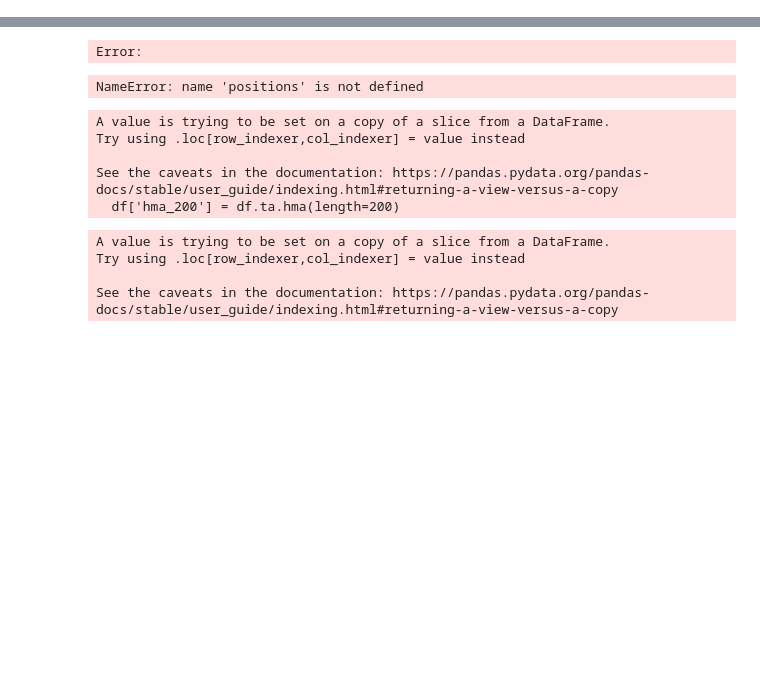
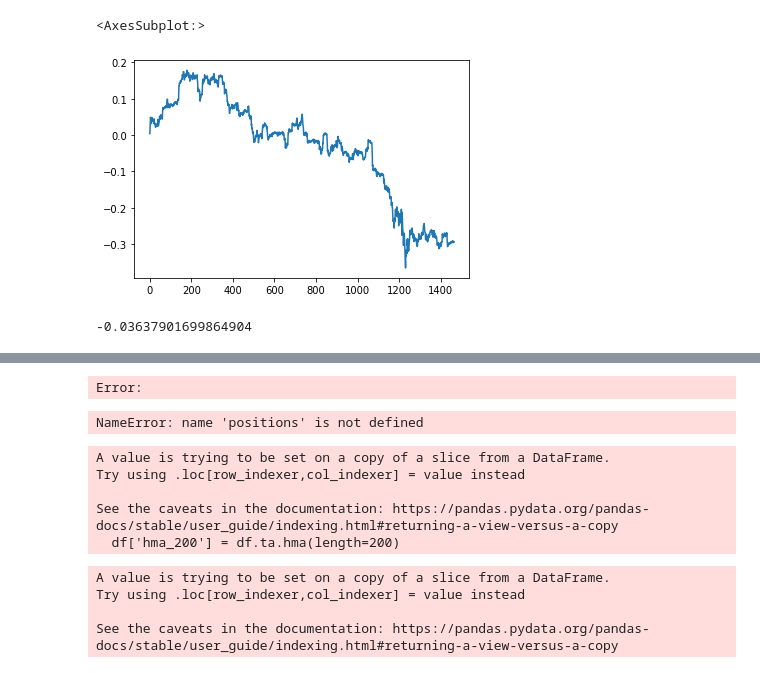
Before and after one commit to kGeee/zenith, a Jupyter notebook: testing.ipynb, the cells around one changed output, grey strips where cells are left out. Drawn from its saved outputs; the diff is of its cells as text; code cells hidden in the pictures; blank space fills up the shorter version.

```diff
--- a/testing.ipynb
+++ b/testing.ipynb
@@ -17,0 +27,9 @@ ALGO : -1
+# %%
+markets = {"SOL": -.3, "ETH":.5, "BTC":.5, "AVAX":-.7}
+# %%
+last_prices = dict()
+for i in markets.keys():
+    s = i + "/USD:USD"
+    last = markets.query("symbol == @s")
+    print(last['info'])
+    # last_prices[last['name']] = (last['last'], last['minProvideSize'])
@@ -17,0 +161,39 @@ ALGO : -1
+# %%
+t_df = pd.DataFrame(t[:1464], columns=["time", "open" ,"high", "low", "close","volume"])
+t_df['returns'] = (t_df['close'] - t_df['close'][0]) / t_df['close'][0]
+
+bdf = pd.DataFrame(columns=["market","ticker"])
+bdf["ticker"] = t_df['returns']
+bdf["market"] = pct
+
+def calc_beta(df):
+    np_array = df.values
+    s = np_array[:,0]
+    m = np_array[:,1]
+
+    covariance = np.cov(s,m)
+    beta = covariance[0,1]/covariance[1,1]
+    return beta
+
+def rolling(df, period, function , min_periods=None):
+    if min_periods is None:
+        min_periods = period
+    result = pd.Series(np.nan, index=df.index)
+
+    for i in range(1, len(df)+1):
+        df2 = df.iloc[max(i-period, 0):i,:] #I edited here
+        if len(df2) >= min_periods:
+            idx = df2.index[-1]
+            result[idx] = function(df2)
+    return result
+
+bdf['beta'] = rolling(bdf, 4, calc_beta, min_periods=None)
+bdf['market'].plot()
+# %% [output]
+<AxesSubplot:>
+[figure, added]
+# %%
+bdf['index'] = bdf["market"] - bdf["ticker"]
+bdf['beta'].mean()
+# %% [output]
+-0.03637901699864904
```
Also changed, not shown: parts of 15 cells of this notebook, 10 other files.
